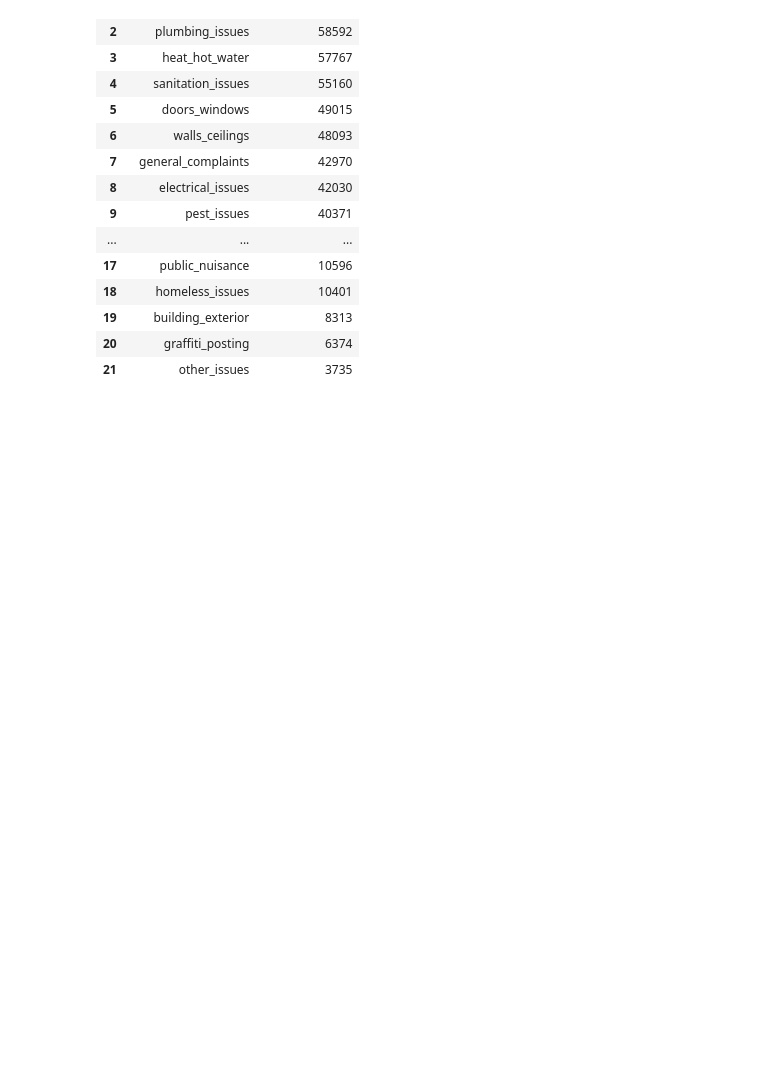
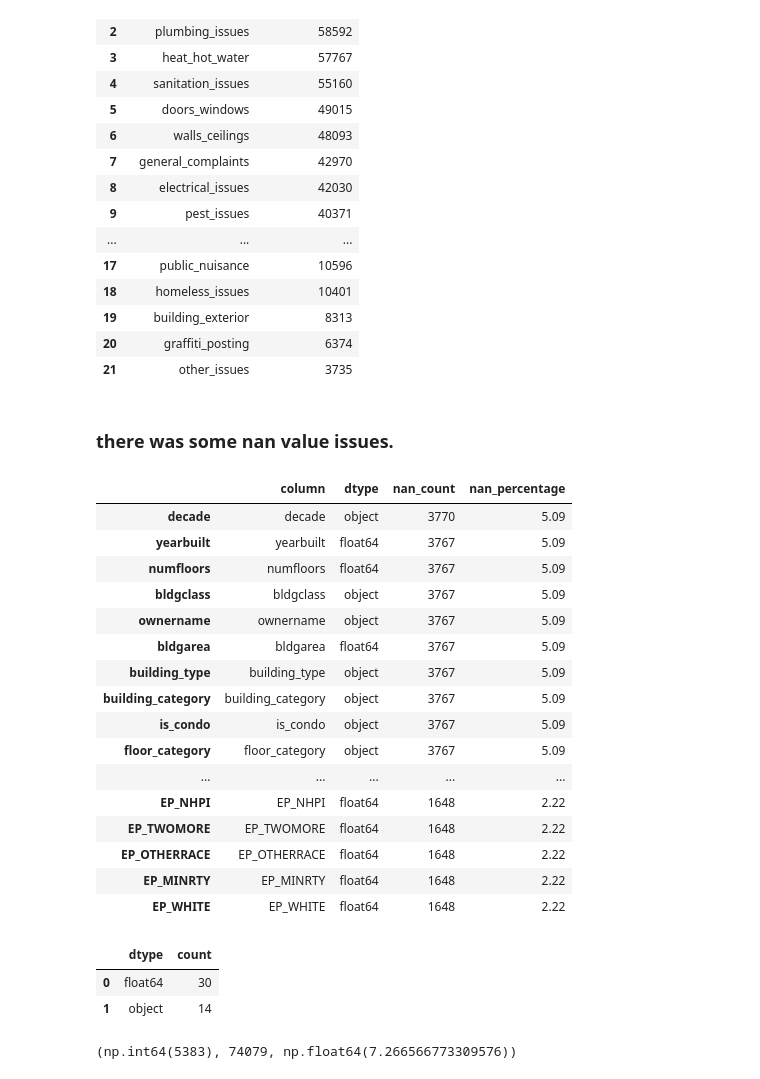
Before and after one commit to simaoalicechen/NYC_Landlord_Behavior_Analysis_Project, a Jupyter notebook: Part_2_merging_bbl_evictions_311_svi_mega_complete_normal_times.ipynb, the cells around one changed output. Saved outputs shown, nothing was run; the diff lists cells and outputs as text; code cells hidden in the pictures; blank space fills up the shorter version.

Commit message:
updated normal times complete merged df

```diff
--- a/Part_2_merging_bbl_evictions_311_svi_mega_complete_normal_times.ipynb
+++ b/Part_2_merging_bbl_evictions_311_svi_mega_complete_normal_times.ipynb
@@ -624 +624,39 @@ merged_with_complaints_clean.to_csv('/content/drive/My Drive/X999/bbl_evictions_
 # could be used merely for retrival purpose
+# %% [markdown]
+### there was some nan value issues.
+# %%
+nan_analysis = pd.DataFrame({
+    'column': merged_with_complaints_clean.columns,
+    'dtype': merged_with_complaints_clean.dtypes,
+    'nan_count': merged_with_complaints_clean.isna().sum(),
+})
+# %%
+nan_analysis['nan_percentage'] = (nan_analysis['nan_count'] / len(merged_with_complaints_clean) * 100).round(2)
+# %%
+nan_columns = nan_analysis[nan_analysis['nan_count'] > 0].sort_values('nan_count', ascending=False)
+# %%
+display(nan_columns)
+# %% [output]
+|  | column | dtype | nan_count | nan_percentage |
+| decade | decade | object | 3770 | 5.09 |
+| yearbuilt | yearbuilt | float64 | 3767 | 5.09 |
+| numfloors | numfloors | float64 | 3767 | 5.09 |
+| bldgclass | bldgclass | object | 3767 | 5.09 |
+| ownername | ownername | object | 3767 | 5.09 |
+| bldgarea | bldgarea | float64 | 3767 | 5.09 |
+| building_type | building_type | object | 3767 | 5.09 |
+| building_category | building_category | object | 3767 | 5.09 |
+| is_condo | is_condo | object | 3767 | 5.09 |
+| floor_category | floor_category | object | 3767 | 5.09 |
+| ... | ... | ... | ... | ... |
+| EP_NHPI | EP_NHPI | float64 | 1648 | 2.22 |
+| EP_TWOMORE | EP_TWOMORE | float64 | 1648 | 2.22 |
+| EP_OTHERRACE | EP_OTHERRACE | float64 | 1648 | 2.22 |
+| EP_MINRTY | EP_MINRTY | float64 | 1648 | 2.22 |
+| EP_WHITE | EP_WHITE | float64 | 1648 | 2.22 |
+# %%
+display(nan_columns.groupby('dtype')['column'].count().reset_index().rename(columns={'column': 'count'}))
+# %% [output]
+|  | dtype | count |
+| 0 | float64 | 30 |
+| 1 | object | 14 |
@@ -624,0 +668,5 @@ merged_with_complaints_clean.to_csv('/content/drive/My Drive/X999/bbl_evictions_
+# %%
+nan_row_count, total_rows, nan_row_percentage
+# could have deleted them, but could also have just fillna with reasonable strategies
+# %% [output]
+(np.int64(5383), 74079, np.float64(7.266566773309576))
```
Also changed, not shown: parts of 2 cells of this notebook.
